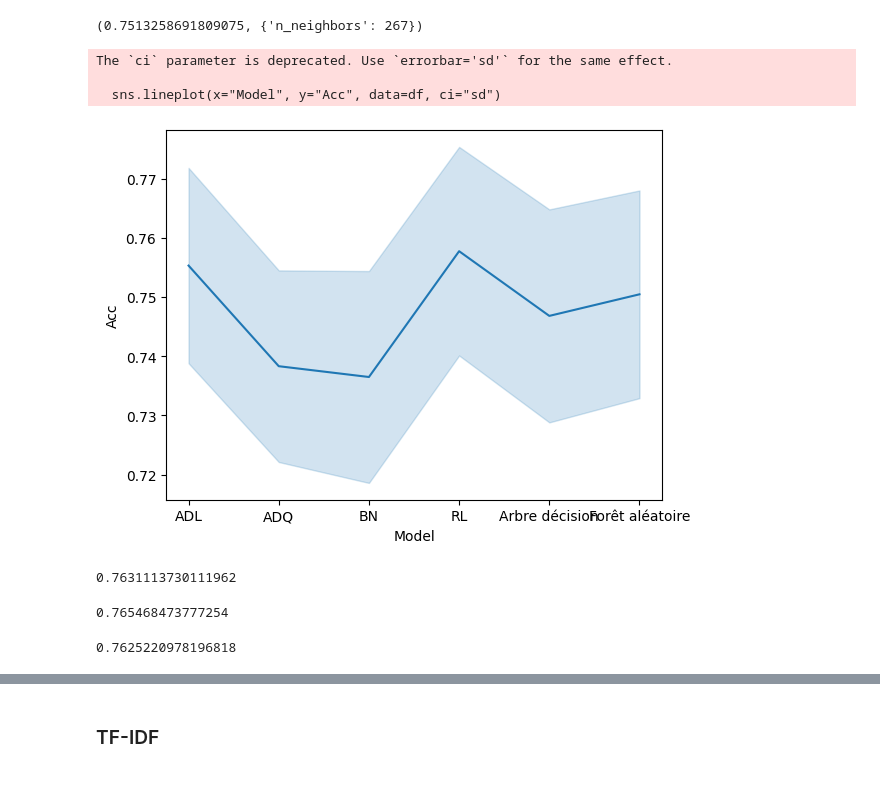
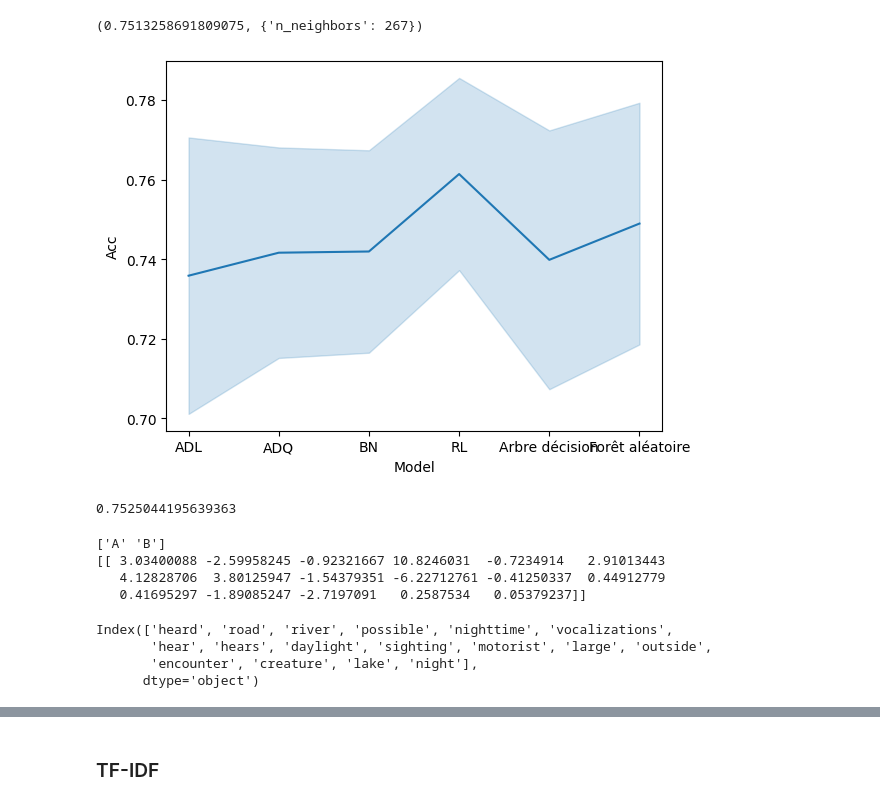
Before and after one commit to MiguelLaura/bigfoot, a Jupyter notebook: Aurelie/aurelie_title_conseil_prof.ipynb, the cells around one changed output, grey strips where cells are left out. Drawn from its saved outputs; the diff is of its cells as text; code cells hidden in the pictures.

```diff
--- a/Aurelie/aurelie_title_conseil_prof.ipynb
+++ b/Aurelie/aurelie_title_conseil_prof.ipynb
@@ -1241,7 +1241,7 @@ models = [
 
 def validation_errors(X, y, models):
     for model, name in models:
-        for acc in cross_val_score(model(), X, y, cv=10):
+        for acc in cross_val_score(model(), X, y, cv=20):
             yield name, acc
 
 def add_decision_boundaries(df, models):
@@ -1254,33 +1254,29 @@ def add_decision_boundaries(df, models):
         add_decision_boundary(cls, label=name, color=colors.pop(), region=False)
 # %%
  df = pd.DataFrame(validation_errors(X_train, y_train, models), columns=["Model","Acc"])
-sns.lineplot(x="Model", y="Acc", data=df, ci="sd")
+sns.lineplot(x="Model", y="Acc", data=df, errorbar="sd")
 plt.show()
 # %% [output]
-The `ci` parameter is deprecated. Use `errorbar='sd'` for the same effect.
-
-  sns.lineplot(x="Model", y="Acc", data=df, ci="sd")
-[figure, old version]
+[figure, new version]
-# %%
-clf = RandomForestClassifier()
-clf.fit(X_train, y_train)
-y_pred = clf.predict(X_test)
-print(accuracy_score(y_pred, y_test))
-# %% [output]
-0.7631113730111962
 # %%
-model = LogisticRegression()
-clf = BaggingClassifier(model, n_estimators=3)
+clf = LogisticRegression()
 clf.fit(X_train, y_train)
 y_pred = clf.predict(X_test)
 print(accuracy_score(y_pred, y_test))
 # %% [output]
-0.765468473777254
+0.7525044195639363
-# %%
-model = LinearDiscriminantAnalysis()
-clf = BaggingClassifier(model, n_estimators=3)
-clf.fit(X_train, y_train)
-y_pred = clf.predict(X_test)
-print(accuracy_score(y_pred, y_test))
-# %% [output]
-0.7625220978196818
+# %%
+print(clf.classes_)
+print(clf.coef_)
+# %% [output]
+['A' 'B']
+[[ 3.03400088 -2.59958245 -0.92321667 10.8246031  -0.7234914   2.91013443
+   4.12828706  3.80125947 -1.54379351 -6.22712761 -0.41250337  0.44912779
+   0.41695297 -1.89085247 -2.7197091   0.2587534   0.05379237]]
+# %%
+X_train.columns
+# %% [output]
+Index(['heard', 'road', 'river', 'possible', 'nighttime', 'vocalizations',
+       'hear', 'hears', 'daylight', 'sighting', 'motorist', 'large', 'outside',
+       'encounter', 'creature', 'lake', 'night'],
+      dtype='object')
```
Also changed, not shown: parts of 3 cells of this notebook.
